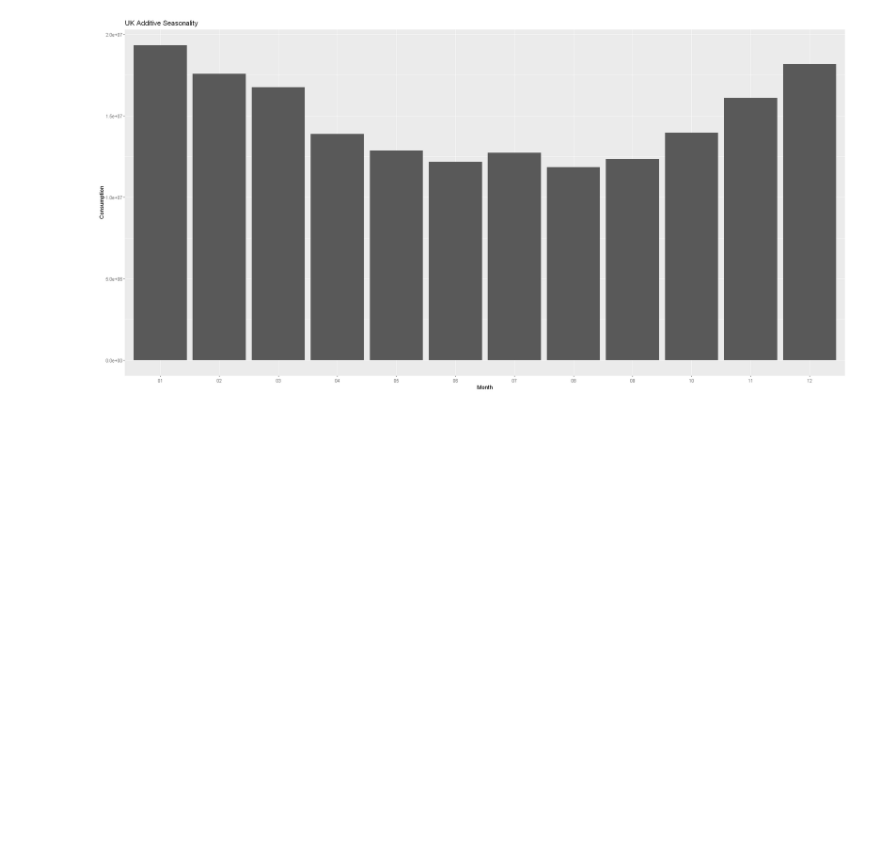
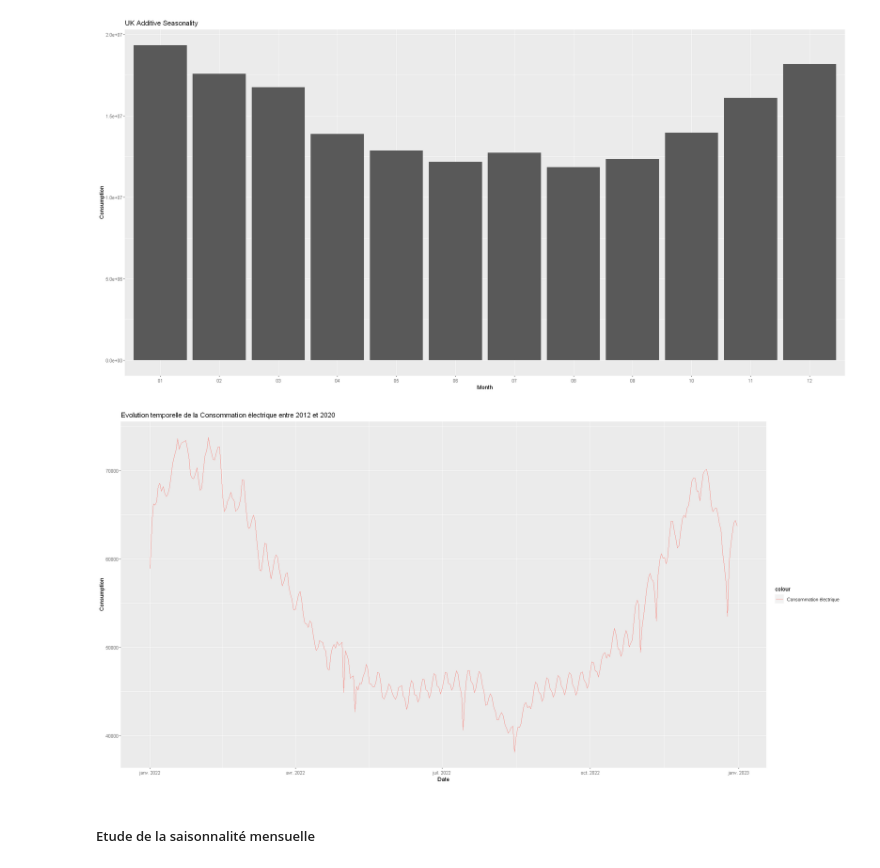
Before and after one commit to PaulineMendras/Seminaire-Modelisation-Stat, a Jupyter notebook: Notebook.ipynb, the cells around one changed output. Drawn from its saved outputs; the diff is of its cells as text; code cells hidden in the pictures; blank space fills up the shorter version.

```diff
--- a/Notebook.ipynb
+++ b/Notebook.ipynb
@@ -371,3 +390,10 @@ options(repr.plot.width=20, repr.plot.height=10)
 ggplot(data_train_notime,aes(Month,Consumption)) + geom_bar(stat = "identity") + ggtitle("UK Additive Seasonality")
 # %% [output]
 [figure]
+# %%
+options(repr.plot.width=20, repr.plot.height=10)
+ggplot(data_train_type_notime, aes(Date, Consumption, colour="Consommation électrique")) + geom_line() + ggtitle("Evolution temporelle de la Consommation électrique entre 2012 et 2020")
+# %% [output]
+[figure, added]
+# %% [markdown]
+##### Etude de la saisonnalité mensuelle
```
Also changed, not shown: parts of 22 cells of this notebook.
